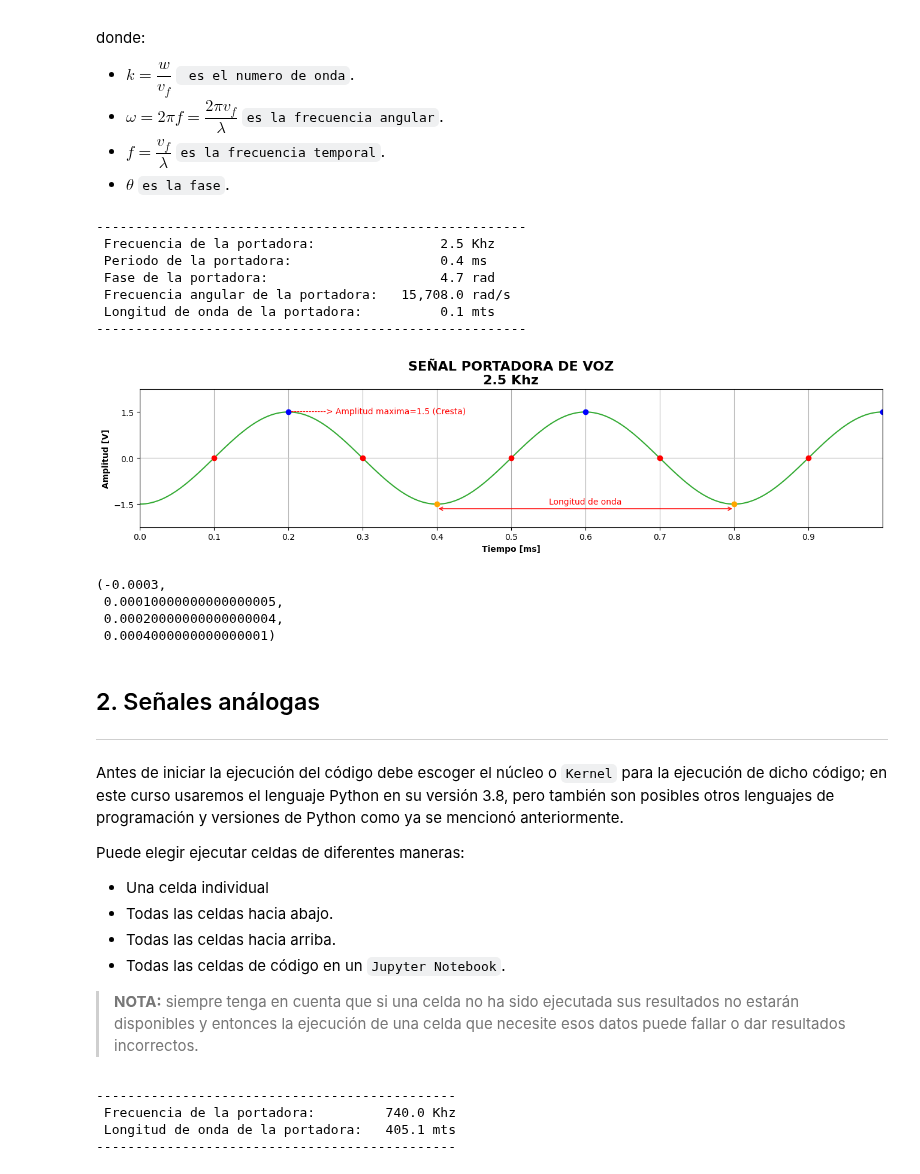
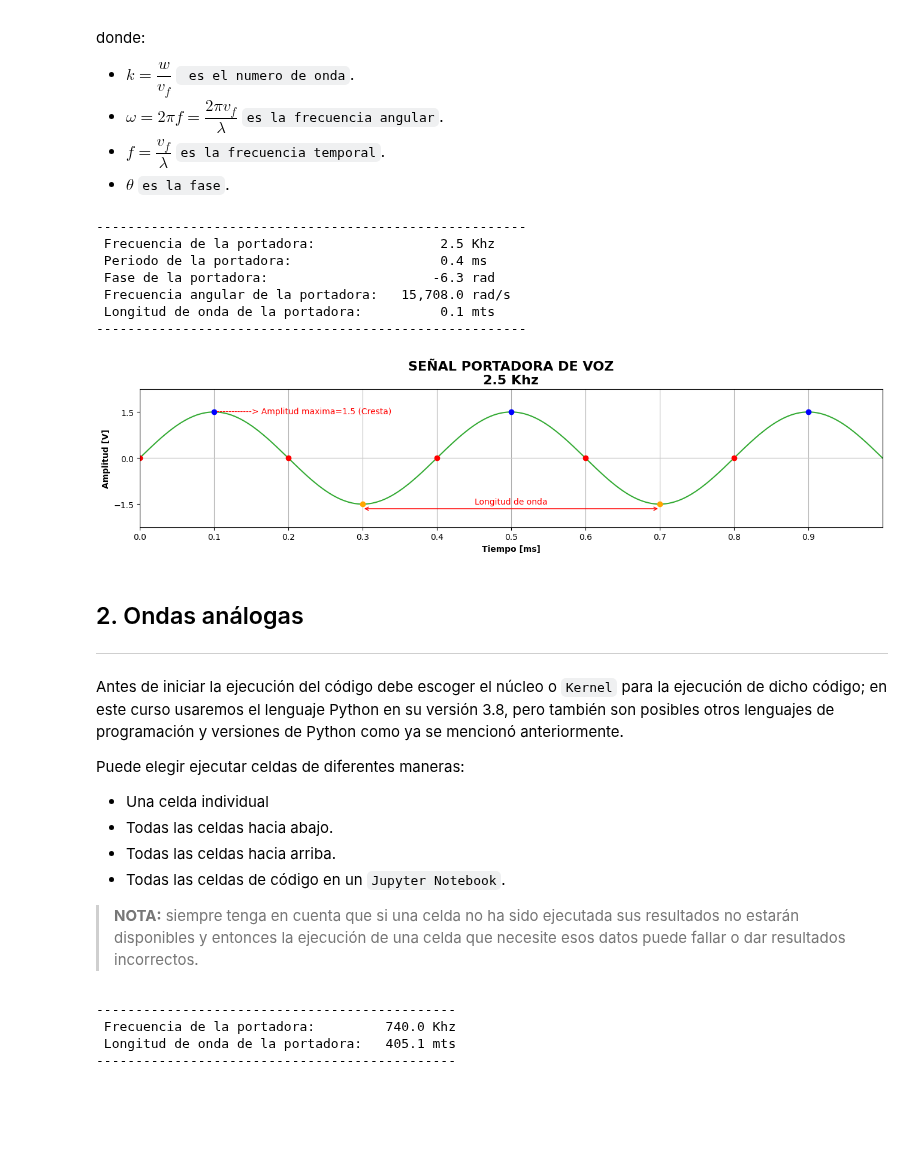
Before and after one commit to GiancarloBenavides/Telematics, a Jupyter notebook: 22-Encolamiento/22.1_señales.ipynb, the cells around one changed output. Saved outputs shown, nothing was run; the diff lists cells and outputs as text; code cells hidden in the pictures; blank space fills up the shorter version.

```diff
--- a/22-Encolamiento/22.1_señales.ipynb
+++ b/22-Encolamiento/22.1_señales.ipynb
@@ -47,7 +50,7 @@ donde:
 # ---------------------------------------------------------
 f = 2_500           # Frecuencia de la onda voz (3400)
 A = 1.5             # Amplitud de la onda (40 dB)
-θ = 3*pi/2           # Fase de la onda (2*π > θ > -2*π)
+θ = -8*pi/4          # Fase de la onda (2*π > θ > -2*π)
 vf = 343.2          # Velocidad del sonido (propagación)
 # ---------------------------------------------------------
 w = 2 * pi * f      # Frecuencia angular de la onda
@@ -165,44 +168,37 @@ plt.yticks([y.min(), 0, y.max()])
 plt.xticks(np.arange(t.min(), t.max(), step=0.1))
 plt.grid(axis="x", which="both")
 
 # Textos en la gráfica
 # ----------------------------------------------------
 plt.title(
     "Señal portadora de voz\n".upper()
     + f"{f/1_000:.1f} Khz", fontsize=16, fontweight="bold")
 plt.xlabel("Tiempo [ms]", fontweight="bold")
 plt.ylabel("Amplitud [V]", fontweight="bold")
 plt.text(
     crestas[0], y.max()*0.96,
     f" ------------> Amplitud maxima={A} (Cresta)", color="#ff0000")
 
 plt.annotate(
     "", xy=(valles[0], -A*1.1), xytext=(valles[1], -A*1.1),
     arrowprops=dict(arrowstyle="<->", color="#f00"))
 
 plt.text(
     (valles[1]+valles[0])/2, -A, f"Longitud de onda",
     horizontalalignment='center', color="#ff0000")
 
 plt.show()
 # %% [output]
 -------------------------------------------------------
  Frecuencia de la portadora:                2.5 Khz
  Periodo de la portadora:                   0.4 ms
- Fase de la portadora:                      4.7 rad
+ Fase de la portadora:                     -6.3 rad
  Frecuencia angular de la portadora:   15,708.0 rad/s
  Longitud de onda de la portadora:          0.1 mts
 -------------------------------------------------------
-[figure, old version]
+[figure, new version]
-# %%
-(to, nodo, cresta, valle)
-# %% [output]
-(-0.0003,
- 0.00010000000000000005,
- 0.00020000000000000004,
- 0.0004000000000000001)
 # %% [markdown]
-## 2. Señales análogas
+## 2. Ondas análogas
 ---
 Antes de iniciar la ejecución del código debe escoger el núcleo o <code>Kernel</code> para la ejecución de dicho código; en este curso usaremos el lenguaje Python en su versión 3.8, pero también son posibles otros lenguajes de programación y versiones de Python como ya se mencionó anteriormente.
 
```
Also changed, not shown: parts of 7 cells of this notebook, 4 other files.
